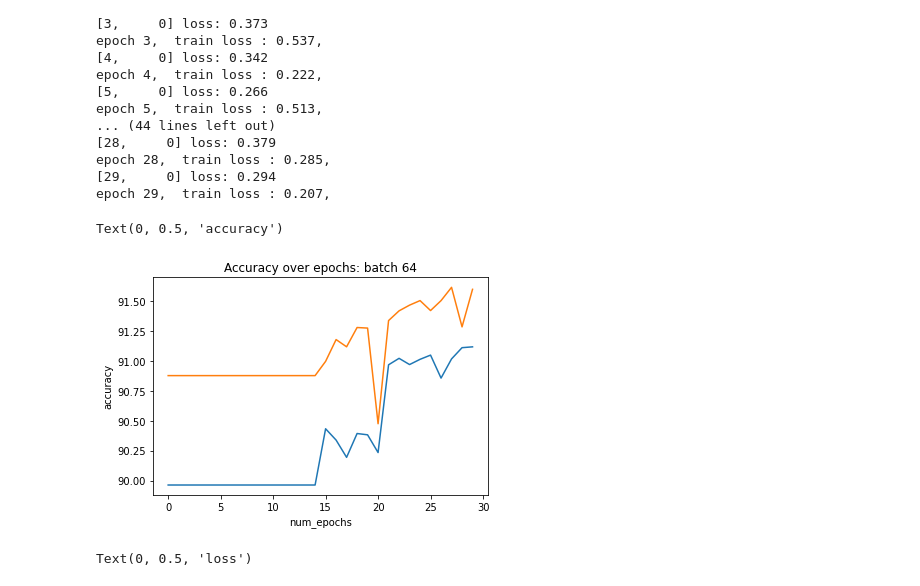
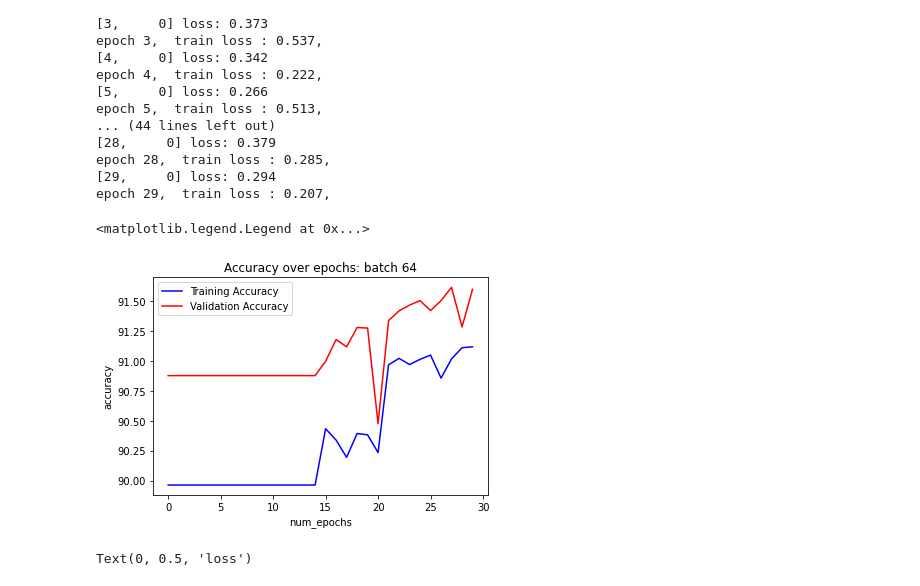
Before and after one commit to yonbrand/Gait-Recognition, a Jupyter notebook: gait_segmentation.ipynb, the cells around one changed output. Drawn from its saved outputs; the diff is of its cells as text; code cells hidden in the pictures.

```diff
--- a/gait_segmentation.ipynb
+++ b/gait_segmentation.ipynb
@@ -423,14 +424,15 @@ validation_acc_pickle2 = open ("/content/drive/MyDrive/DL- Danny & Yonatan/Proje
 validation_acc2 = pickle.load(validation_acc_pickle2)
 # %%
 import matplotlib.pyplot as plt
-plt.plot(range(len(train_acc2)),train_acc2)
-plt.plot(range(len(train_acc2)),validation_acc2)
+plt.plot(range(len(train_acc2)),train_acc2, color='blue', label='Training Accuracy')
+plt.plot(range(len(train_acc2)),validation_acc2,color='red', label='Validation Accuracy')
 plt.title('Accuracy over epochs: batch 64')
 plt.xlabel('num_epochs')
 plt.ylabel('accuracy')
+plt.legend()
 # %% [output]
-Text(0, 0.5, 'accuracy')
+<matplotlib.legend.Legend at 0x...>
-[figure, old version]
+[figure, new version]
 # %%
 plt.plot(all_train_loss2)
 plt.title('Loss over epochs: batch 64')
```
Also changed, not shown: parts of 1 cell of this notebook.
